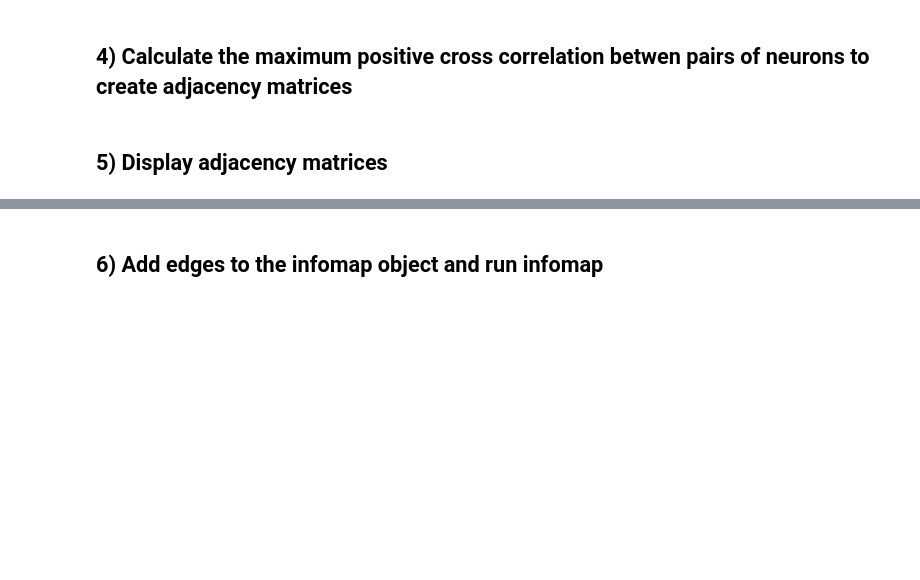
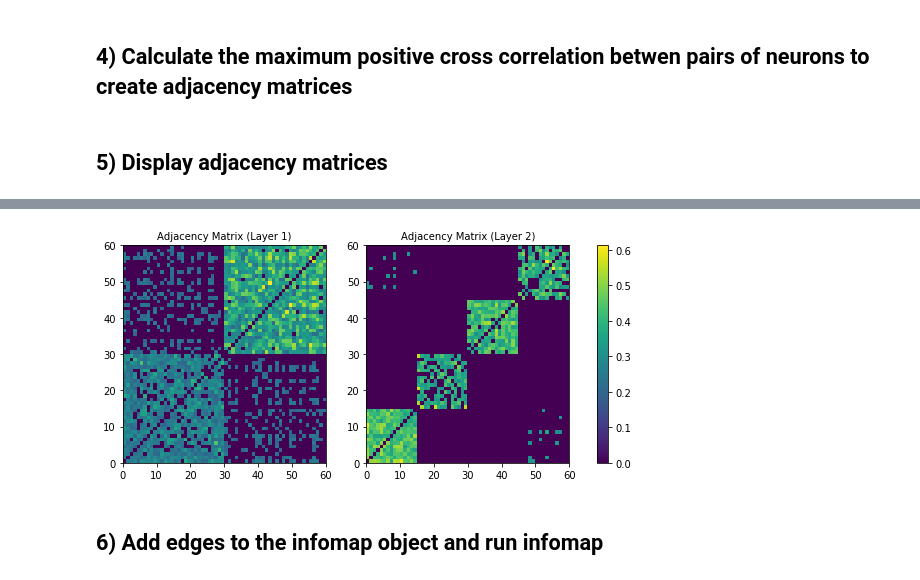
Before and after one commit to ulgenklc/temporal_network_analysis, a Jupyter notebook: Experiments/Infomap_example.ipynb, the cells around one changed output, grey strips where cells are left out. Saved outputs shown, nothing was run; the diff lists cells and outputs as text; code cells hidden in the pictures; blank space fills up the shorter version.

```diff
--- a/Experiments/Infomap_example.ipynb
+++ b/Experiments/Infomap_example.ipynb
@@ -180,0 +412,21 @@ cbar.ax.tick_params(labelsize = 10)
+# %%
+thresholded_adjacency = []
+thresh = 0.3
+for i in range(layers):
+    thresholded_adjacency.append(threshold(adjacency_matrices[i], thresh = thresh))
+# %%
+fig,ax = plt.subplots(1,layers, figsize = (5*layers,4))
+for i in range(layers):
+    k = ax[i].imshow(thresholded_adjacency[i],
+                            origin = 'lower',
+                            interpolation='nearest',
+                            aspect='auto',
+                            extent = [0,num_neurons,0,num_neurons])
+    ax[i].set_title('Adjacency Matrix (Layer %d)'%(i +1), fontsize = 10)
+    ax[i].set_xticks([k*10 for k in range(int(num_neurons/10)+1)])
+    ax[i].set_yticks([k*10 for k in range(int(num_neurons/10)+1)])
+    ax[i].tick_params(axis = 'both', labelsize = 10)
+cbar = fig.colorbar(k, ax = ax.flat)
+cbar.ax.tick_params(labelsize = 10)
+# %% [output]
+[figure, added]
```
Also changed, not shown: parts of 31 cells of this notebook, 7 other files.
